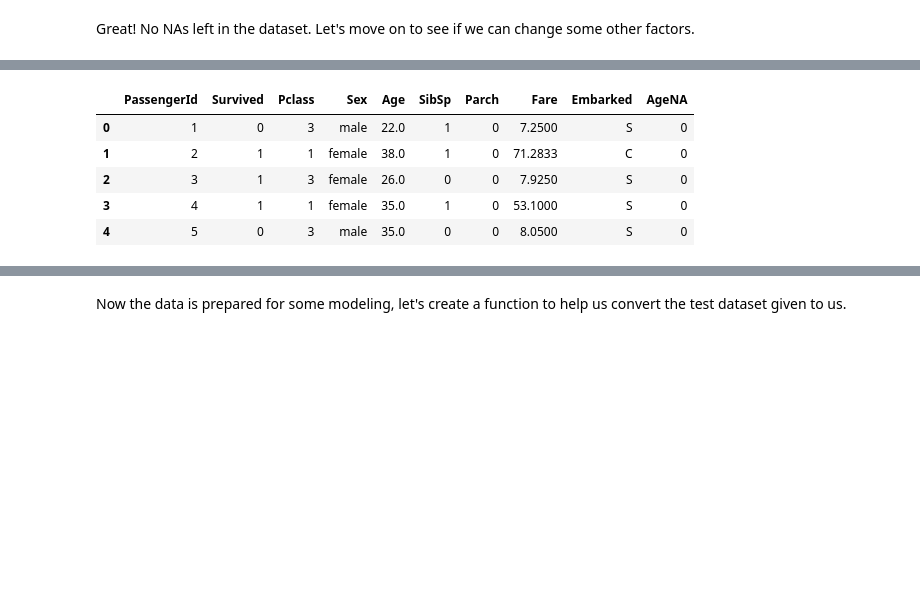
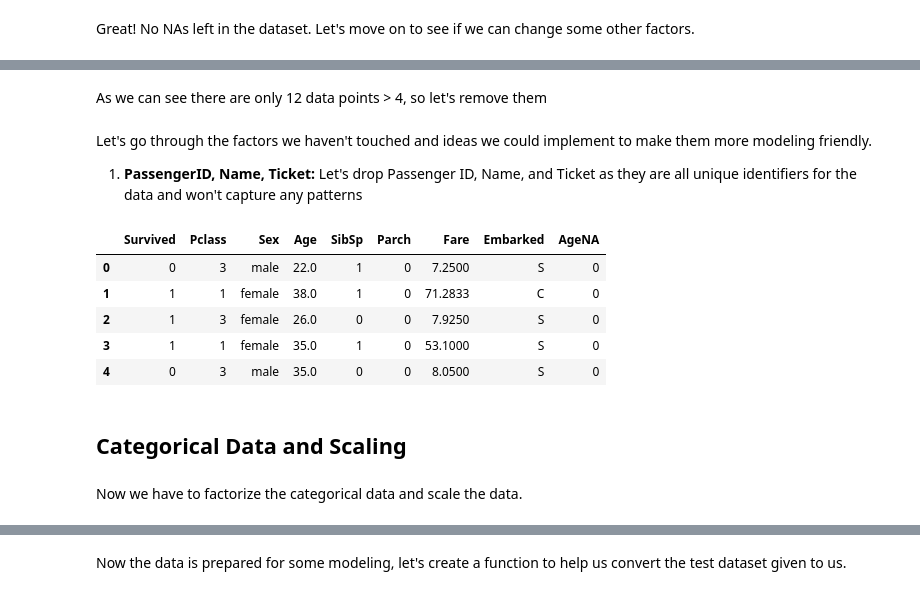
Before and after one commit to James-G-Lang/kaggle-titanic, a Jupyter notebook: titanickaggle.ipynb, the cells around one changed output, grey strips where cells are left out. Saved outputs shown, nothing was run; the diff lists cells and outputs as text; code cells hidden in the pictures; blank space fills up the shorter version.

```diff
--- a/titanickaggle.ipynb
+++ b/titanickaggle.ipynb
@@ -179,0 +230,3 @@ Let's go through the factors we haven't touched and ideas we could implement to
+# %%
+data.drop([258,737,679],axis=0,inplace=True)
+data['Fare'].sort_values(ascending=False)
@@ -179,0 +258,3 @@ Let's go through the factors we haven't touched and ideas we could implement to
+# %%
+ParchOutliers = data[data['Parch'] > 2]['Parch'].sort_values(ascending=False)
+print(ParchOutliers,'\n Count:',ParchOutliers.count())
@@ -179,0 +282,2 @@ Let's go through the factors we haven't touched and ideas we could implement to
+# %%
+data.drop(ParchOutliers.index.values,inplace=True)
@@ -180,11 +315,20 @@ Let's go through the factors we haven't touched and ideas we could implement to
+# %% [markdown]
+As we can see there are only 12 data points > 4, so let's remove them
+# %% [markdown]
+Let's go through the factors we haven't touched and ideas we could implement to make them more modeling friendly.
+1. **PassengerID, Name, Ticket:** Let's drop Passenger ID, Name, and Ticket as they are all unique identifiers for the data and won't capture any patterns
 # %%
 # drop name and ticket
-data.drop(['Name','Ticket'],axis=1,inplace=True)
+data.drop(['PassengerId','Name','Ticket'],axis=1,inplace=True)
 data.head()
 # %% [output]
-|  | PassengerId | Survived | Pclass | Sex | Age | SibSp | Parch | Fare | Embarked | AgeNA |
-| 0 | 1 | 0 | 3 | male | 22.0 | 1 | 0 | 7.2500 | S | 0 |
-| 1 | 2 | 1 | 1 | female | 38.0 | 1 | 0 | 71.2833 | C | 0 |
-| 2 | 3 | 1 | 3 | female | 26.0 | 0 | 0 | 7.9250 | S | 0 |
-| 3 | 4 | 1 | 1 | female | 35.0 | 1 | 0 | 53.1000 | S | 0 |
-| 4 | 5 | 0 | 3 | male | 35.0 | 0 | 0 | 8.0500 | S | 0 |
+|  | Survived | Pclass | Sex | Age | SibSp | Parch | Fare | Embarked | AgeNA |
+| 0 | 0 | 3 | male | 22.0 | 1 | 0 | 7.2500 | S | 0 |
+| 1 | 1 | 1 | female | 38.0 | 1 | 0 | 71.2833 | C | 0 |
+| 2 | 1 | 3 | female | 26.0 | 0 | 0 | 7.9250 | S | 0 |
+| 3 | 1 | 1 | female | 35.0 | 1 | 0 | 53.1000 | S | 0 |
+| 4 | 0 | 3 | male | 35.0 | 0 | 0 | 8.0500 | S | 0 |
+# %% [markdown]
+## Categorical Data and Scaling
+# %% [markdown]
+Now we have to factorize the categorical data and scale the data.
```
Also changed, not shown: parts of 43 cells of this notebook.
